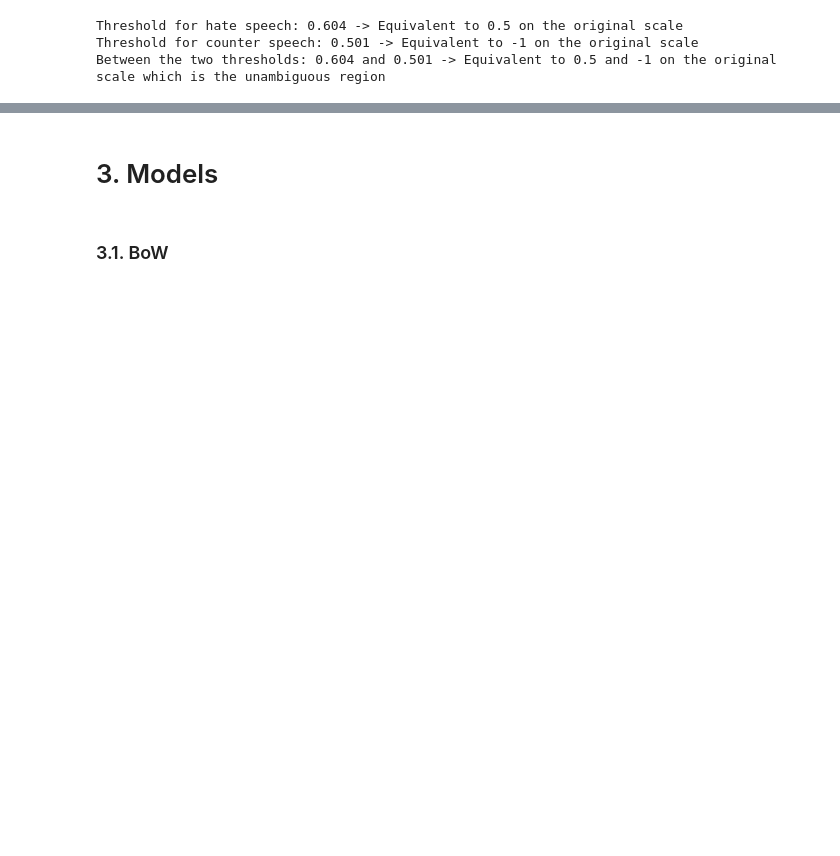
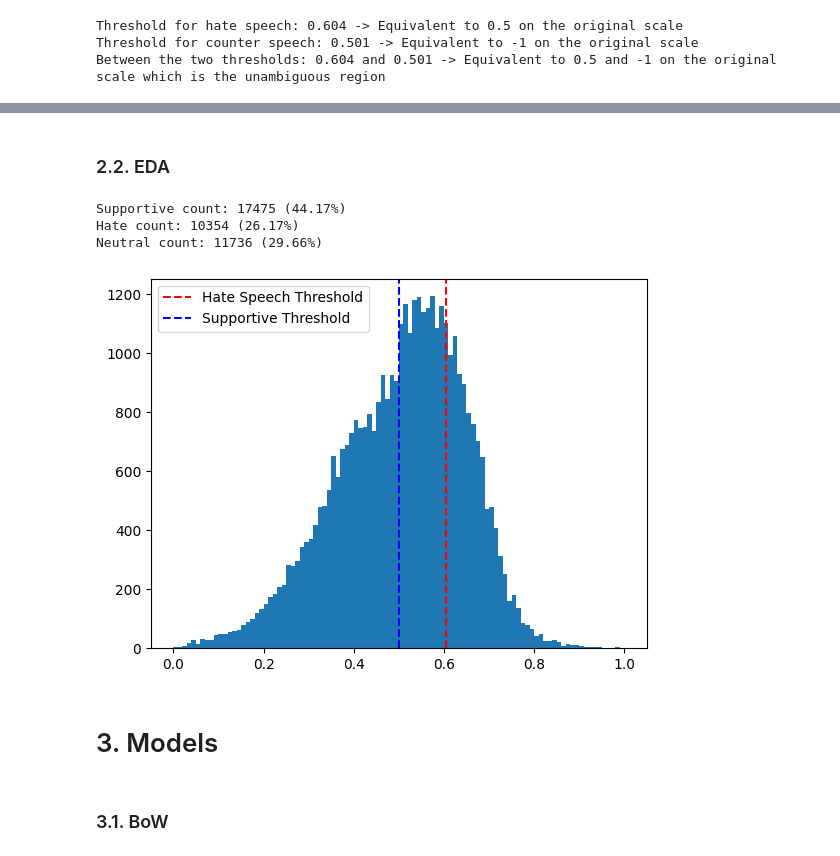
Before and after one commit to AugustBjerg/NLP-exam, a Jupyter notebook: notebooks/tobias.ipynb, the cells around one changed output, grey strips where cells are left out. Saved outputs shown, nothing was run; the diff lists cells and outputs as text; code cells hidden in the pictures; blank space fills up the shorter version.

Commit message:
Added function for distribution of target variable

```diff
--- a/notebooks/tobias.ipynb
+++ b/notebooks/tobias.ipynb
@@ -52,9 +117,11 @@ df.describe()
 # %%
-# Print the information about the dataset using pandas because df.info() is not well suited for large datasets
-summary = pd.DataFrame({
-    'Column': df.columns,
-    'Non-Null Count': df.notnull().sum().values,
-    'Dtype': df.dtypes.values
-})
+# Step 1: Select relevant columns
+cols_to_keep = ['comment_id', 'text', 'hate_speech_score'] + [col for col in df_raw.columns if col.startswith('target_')]
+df_relevant = df_raw[cols_to_keep].copy()
 
-summary
+# Step 2: Convert booleans to integers for mean calculation
+bool_cols = [col for col in df_relevant.columns if col.startswith('target_')]
+df_relevant[bool_cols] = df_relevant[bool_cols].astype(int)
+
+# Step 3: Group by 'comment_id' and 'text' to keep them in final output
+agg_df = df_relevant.groupby(['comment_id', 'text']).mean().reset_index()
@@ -116,21 +128,21 @@ agg_df = df_relevant.groupby(['comment_id', 'text']).mean().reset_index()
-# %%
-min_score = agg_df['hate_speech_score'].min()  # e.g., -8.34
-max_score = agg_df['hate_speech_score'].max()  # e.g., +6.3
-
-# Add normalized column - [0, 1]
-agg_df.insert(agg_df.columns.get_loc('hate_speech_score') + 1, 'hate_speech_score_normalized', (agg_df['hate_speech_score'] - min_score) / (max_score - min_score))
+# %%
+min_score = agg_df['hate_speech_score'].min()  # e.g., -8.34
+max_score = agg_df['hate_speech_score'].max()  # e.g., +6.3
+
+# replace hate speech core column with normalized column - [0, 1]
+agg_df['hate_speech_score'] = (agg_df['hate_speech_score'] - min_score) / (max_score - min_score)
 # %%
 # Normalize the thresholds given by the dataset authors
-threshold_hate = (0.5 - min_score) / (max_score - min_score)
-threshold_counter = (-1 - min_score) / (max_score - min_score)
+HATE_SPEECH_THRESHOLD_NORMALIZED = (0.5 - min_score) / (max_score - min_score)
+SUPPORTIVE_THRESHOLD_NORMALIZED = (-1 - min_score) / (max_score - min_score)
 
 # Add binary columns for hate speech
-agg_df.insert(agg_df.columns.get_loc('hate_speech_score_normalized') + 1, 'is_hate_speech', (agg_df['hate_speech_score_normalized'] > threshold_hate).astype(int))
+agg_df.insert(agg_df.columns.get_loc('hate_speech_score') + 1, 'is_hate_speech', (agg_df['hate_speech_score'] > HATE_SPEECH_THRESHOLD_NORMALIZED).astype(int))
 
 # Print new normalized thresholds
-print(f"Threshold for hate speech: {threshold_hate:.3f} -> Equivalent to {0.5} on the original scale")
-print(f"Threshold for counter speech: {threshold_counter:.3f} -> Equivalent to {-1} on the original scale")
-print(f"Between the two thresholds: {threshold_hate:.3f} and {threshold_counter:.3f} -> Equivalent to {0.5} and {-1} on the original scale which is the unambiguous region")
+print(f"Threshold for hate speech: {HATE_SPEECH_THRESHOLD_NORMALIZED:.3f} -> Equivalent to {0.5} on the original scale")
+print(f"Threshold for counter speech: {SUPPORTIVE_THRESHOLD_NORMALIZED:.3f} -> Equivalent to {-1} on the original scale")
+print(f"Between the two thresholds: {HATE_SPEECH_THRESHOLD_NORMALIZED:.3f} and {SUPPORTIVE_THRESHOLD_NORMALIZED:.3f} -> Equivalent to {0.5} and {-1} on the original scale which is the unambiguous region")
 # %% [output]
 Threshold for hate speech: 0.604 -> Equivalent to 0.5 on the original scale
 Threshold for counter speech: 0.501 -> Equivalent to -1 on the original scale
@@ -159,3 +150,12 @@ agg_df.head(40)
+# %% [markdown]
+### 2.2. EDA
+# %%
+plot_hate_speech_score_histogram(agg_df, threshold_hate, threshold_counter)
+# %% [output]
+Supportive count: 17475 (44.17%)
+Hate count: 10354 (26.17%)
+Neutral count: 11736 (29.66%)
+[figure, added]
 # %% [markdown]
 # 3. Models
 # %% [markdown]
```
Also changed, not shown: parts of 20 cells of this notebook.
